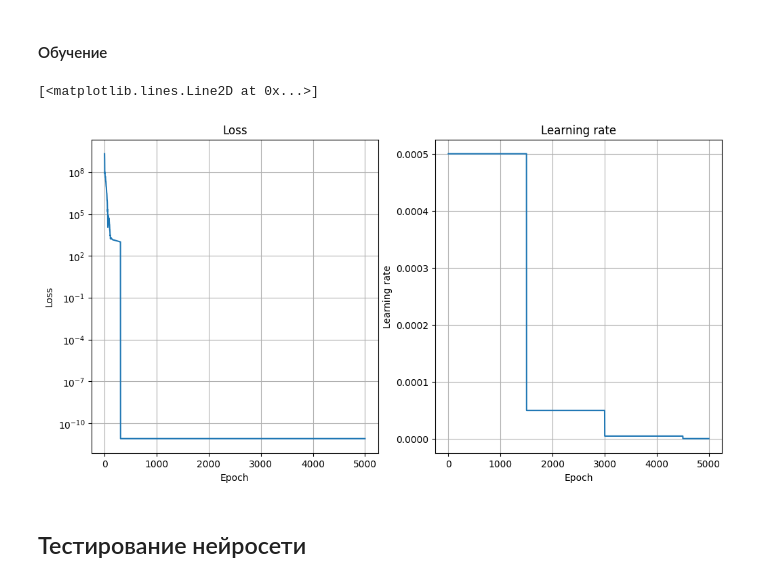
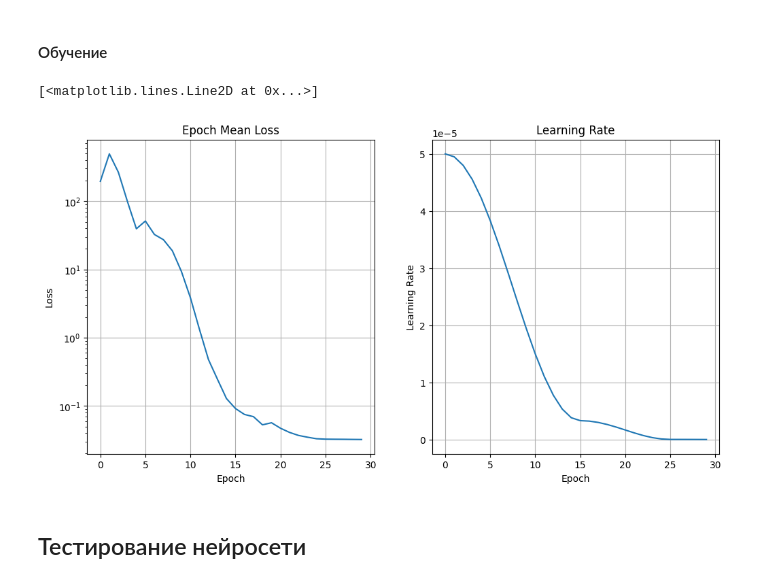
Before and after one commit to arsen-osipyan/air_objects_identification, a Jupyter notebook: siamese_nn.ipynb, the cells around one changed output. Cells and saved outputs as stored; diff of their text form; code cells hidden in the pictures.

Commit message:
linear axis-x model trained

```diff
--- a/siamese_nn.ipynb
+++ b/siamese_nn.ipynb
@@ -13,9 +13,9 @@ from tqdm.notebook import tqdm, trange
 ## Конфигурация
 # %%
 config = dict(
-    n_epochs=5000,
+    n_epochs=30,
     batch_size=128,
-    learning_rate=0.0005
+    learning_rate=0.00005
 )
 # %% [markdown]
 ## Dataset
@@ -94,8 +102,27 @@ train_dataloader = torch.utils.data.DataLoader(dataset=train_dataset,
 model = SiameseNetwork()
 criterion = ContrastiveLoss()
 optimizer = torch.optim.Adam(model.parameters(), lr=config['learning_rate'])
+# %%
+def lr_lambda(epoch):
+    if epoch <= 15:
+        lr_max = 1.0
+        lr_min = 1/15
+        return lr_min + (lr_max - lr_min) * (1.0 + np.cos(np.pi * epoch / 15)) / 2.0
+    elif epoch <= 25:
+        lr_max = 1/15
+        lr_min = 0.001
+        return lr_min + (lr_max - lr_min) * (1.0 + np.cos(np.pi * (epoch - 15) / 10)) / 2.0
+    elif epoch <= 35:
+        lr_max = 0.001
+        lr_min = 0.0001
+        return lr_min + (lr_max - lr_min) * (1.0 + np.cos(np.pi * (epoch - 25) / 10)) / 2.0
+    else:
+        return 0.0001
+
+scheduler = torch.optim.lr_scheduler.LambdaLR(optimizer, lr_lambda=lr_lambda)
 # %%
 loss_history = []
+epoch_loss_history = []
 lr_history = []
 
 epoch_progress = trange(config['n_epochs'])
@@ -111,33 +138,34 @@ for epoch in epoch_progress:
         optimizer.step()
         optimizer.zero_grad()
 
-        lr_history.append(optimizer.param_groups[0]['lr'])
         loss_history.append(loss.item())
 
-        epoch_progress.set_postfix({'loss': loss.item()})
+    lr_history.append(optimizer.param_groups[0]['lr'])
+    epoch_loss_history.append(np.mean(loss_history[-len(train_dataloader):]))
 
-    if epoch % 1500 == 0 and epoch > 0:
-        optimizer.param_groups[0]['lr'] *= 0.1
+    scheduler.step()
+
+    epoch_progress.set_postfix({'epoch_mean_loss': epoch_loss_history[-1]})
 # %%
 fig, axis = plt.subplots(1, 2, figsize=(12, 6))
 
-# Loss plot
-axis[0].set_title('Loss')
+# Epoch Mean Loss plot
+axis[0].set_title('Epoch Mean Loss')
 axis[0].set_xlabel('Epoch')
 axis[0].set_ylabel('Loss')
 axis[0].semilogy()
 axis[0].grid()
-axis[0].plot(loss_history)
+axis[0].plot(epoch_loss_history)
 
-# Learning rate plot
-axis[1].set_title('Learning rate')
+# Learning Rate plot
+axis[1].set_title('Learning Rate')
 axis[1].set_xlabel('Epoch')
-axis[1].set_ylabel('Learning rate')
+axis[1].set_ylabel('Learning Rate')
 axis[1].grid()
 axis[1].plot(lr_history)
 # %% [output]
 [<matplotlib.lines.Line2D at 0x...>]
-[figure, old version]
+[figure, new version]
 # %% [markdown]
 ## Тестирование нейросети
 # %% [markdown]
```
Also changed, not shown: parts of 9 cells of this notebook, 2 other files.
